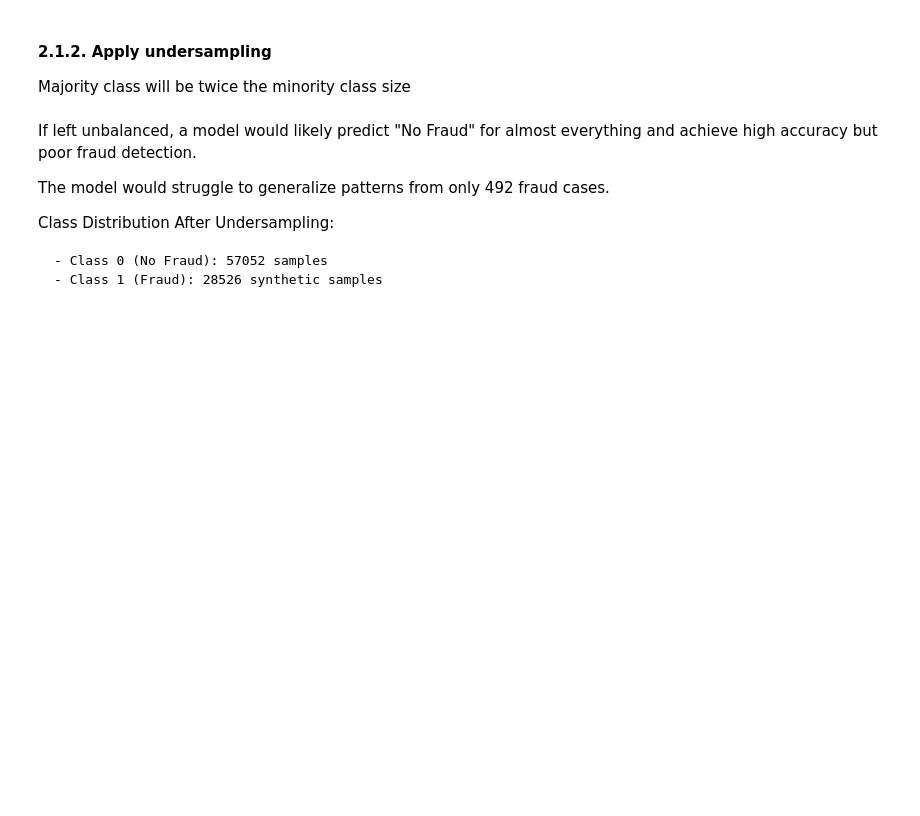
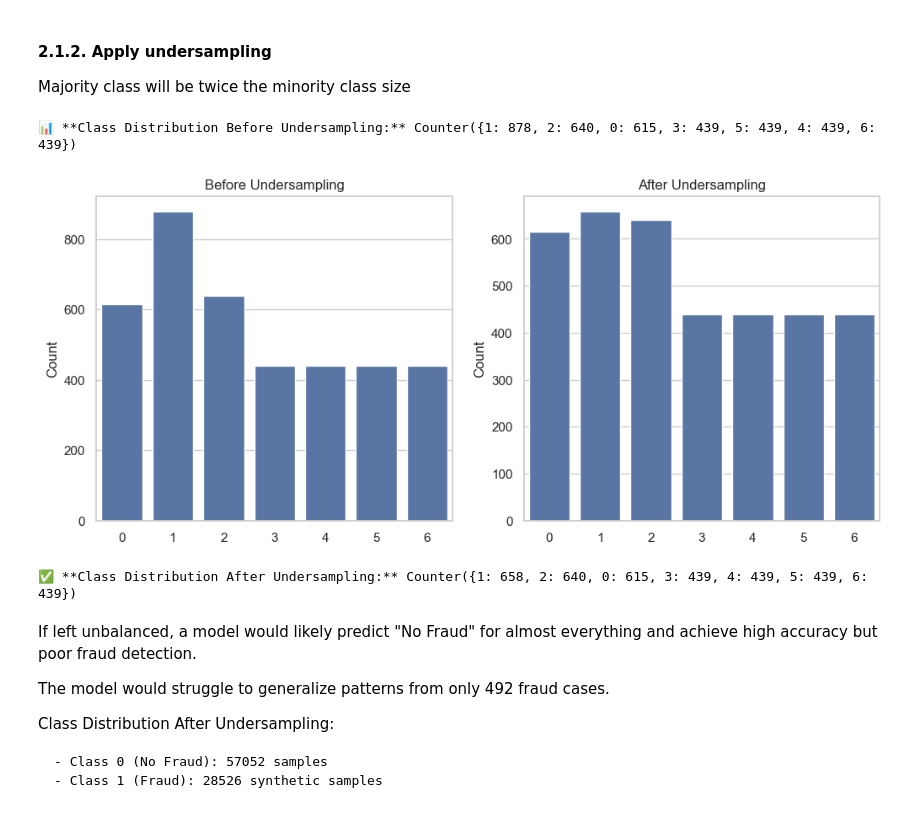
Before and after one commit to guyreuveni33/Tabular-Data-Science-Final-Research-Project, a Jupyter notebook: 21_2_2025_13 (2) (1).ipynb, the cells around one changed output. Cells and saved outputs as stored; diff of their text form; code cells hidden in the pictures; blank space fills up the shorter version.

Commit message:
fixing undersampling

```diff
--- a/21_2_2025_13 (2) (1).ipynb
+++ b/21_2_2025_13 (2) (1).ipynb
@@ -722,7 +722,7 @@ def apply_smote(X, y, smote_type='SMOTE', sampling_strategy=0.1, random_state=42
     - y_resampled: Resampled target labels
     """
     smote_mapping = {
-        'SMOTE': SMOTE(random_state=random_state),
+        'SMOTE': SMOTE(random_state=random_state, k_neighbors=1),
         'Borderline': BorderlineSMOTE(random_state=random_state),
         'SVM': SVMSMOTE(random_state=random_state),
         'ADASYN': ADASYN(random_state=random_state),
@@ -909,3 +828,74 @@ X_balanced, y_balanced = apply_undersampling(X_smote, y_smote)
+# %%
+import pandas as pd
+import matplotlib.pyplot as plt
+import seaborn as sns
+from collections import Counter
+from imblearn.under_sampling import RandomUnderSampler
+
+def apply_undersampling(X, y, max_ratio=1.5, random_state=42):
+    """
+    Apply controlled undersampling where dominant classes are reduced but still slightly larger than minority classes.
+
+    Parameters:
+    - X: Feature matrix
+    - y: Target labels
+    - max_ratio: The maximum allowed ratio between the largest and smallest class after undersampling.
+    - random_state: Random seed for reproducibility.
+
+    Returns:
+    - X_balanced: Resampled feature matrix.
+    - y_balanced: Resampled target labels.
+    """
+
+    class_counts = Counter(y)
+    print("\n📊 **Class Distribution Before Undersampling:**", class_counts)
+
+    # חישוב גודל המחלקה הקטנה ביותר אחרי SMOTE
+    min_class_count = min(class_counts.values())
+
+    # יצירת אסטרטגיה: מחלקות גדולות יצומצמו לכל היותר 1.5x מהמחלקה הקטנה ביותר
+    undersample_strategy = {
+        cls: min(count, int(min_class_count * max_ratio))
+        for cls, count in class_counts.items()
+    }
+
+    # הפעלת RandomUnderSampler עם אסטרטגיה מותאמת
+    undersample = RandomUnderSampler(sampling_strategy=undersample_strategy, random_state=random_state)
+
+    try:
+        X_balanced, y_balanced = undersample.fit_resample(X, y)
+        class_counts_after = Counter(y_balanced)
+
+        # 📊 **Visualization of Class Distribution**
+        fig, axes = plt.subplots(1, 2, figsize=(12, 5))
+
+        sns.barplot(x=list(class_counts.keys()), y=list(class_counts.values()), ax=axes[0])
+        axes[0].set_title(f"Before Undersampling")
+        axes[0].set_ylabel("Count")
+
+        sns.barplot(x=list(class_counts_after.keys()), y=list(class_counts_after.values()), ax=axes[1])
+        axes[1].set_title(f"After Undersampling")
+        axes[1].set_ylabel("Count")
+
+        plt.show()
+
+        print("\n✅ **Class Distribution After Undersampling:**", class_counts_after)
+
+    except ValueError as e:
+        print(f"\n⚠️ Error during undersampling: {e}")
+        print("👉 Falling back to `not minority` strategy.")
+        undersample = RandomUnderSampler(sampling_strategy='not minority', random_state=random_state)
+        X_balanced, y_balanced = undersample.fit_resample(X, y)
+
+    return X_balanced, y_balanced
+
+
+# 📌 הפעלת Undersampling עם מקסימום יחס של 1.5x בין מחלקות
+X_balanced, y_balanced = apply_undersampling(X_smote, y_smote, max_ratio=1.5)
+# %% [output]
+📊 **Class Distribution Before Undersampling:** Counter({1: 878, 2: 640, 0: 615, 3: 439, 5: 439, 4: 439, 6: 439})
+[figure, added]
+✅ **Class Distribution After Undersampling:** Counter({1: 658, 2: 640, 0: 615, 3: 439, 4: 439, 5: 439, 6: 439})
 # %% [markdown]
 
 If left unbalanced, a model would likely predict "No Fraud" for almost everything and achieve high accuracy but poor fraud detection.
```
Also changed, not shown: parts of 25 cells of this notebook.
